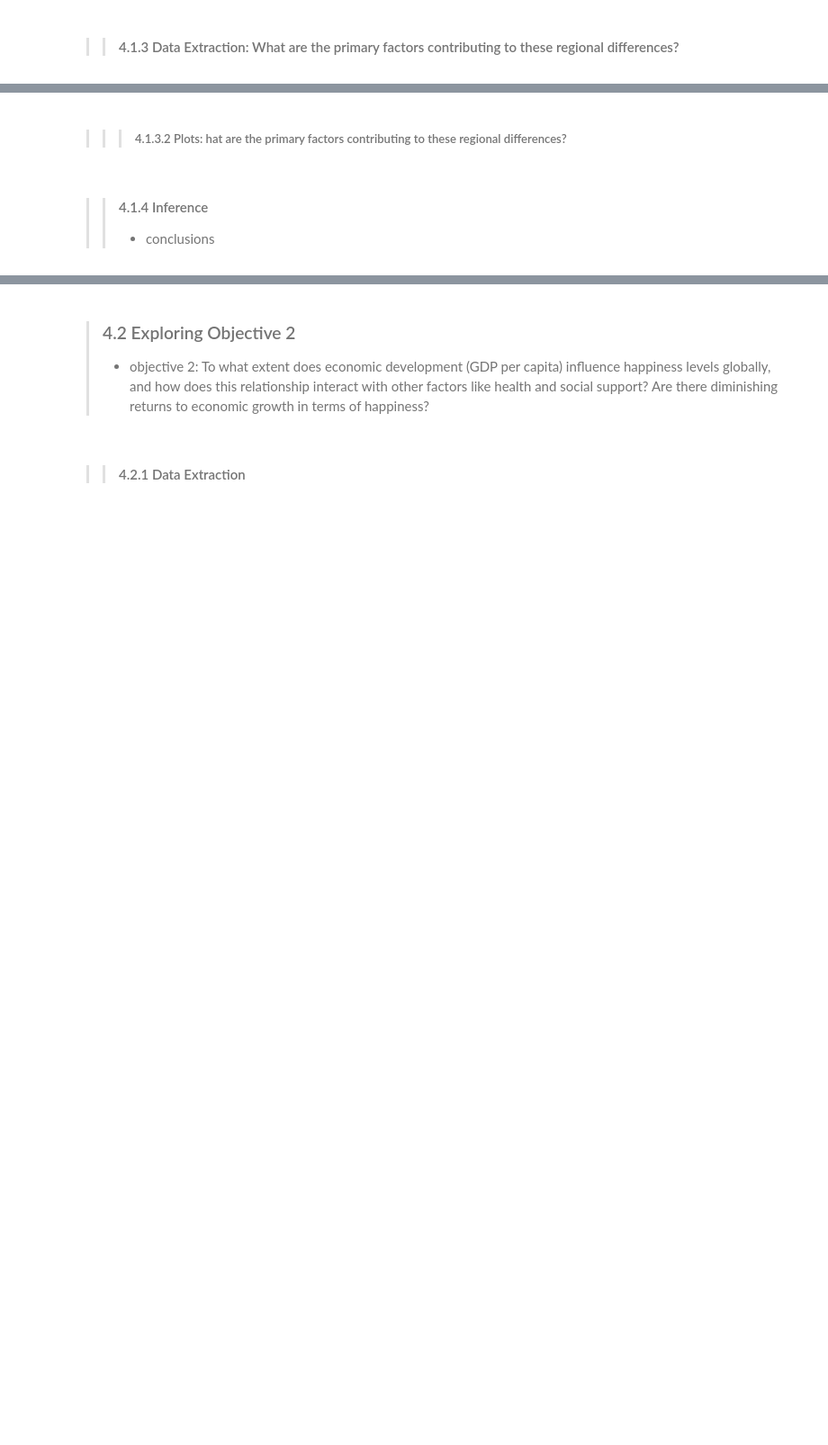
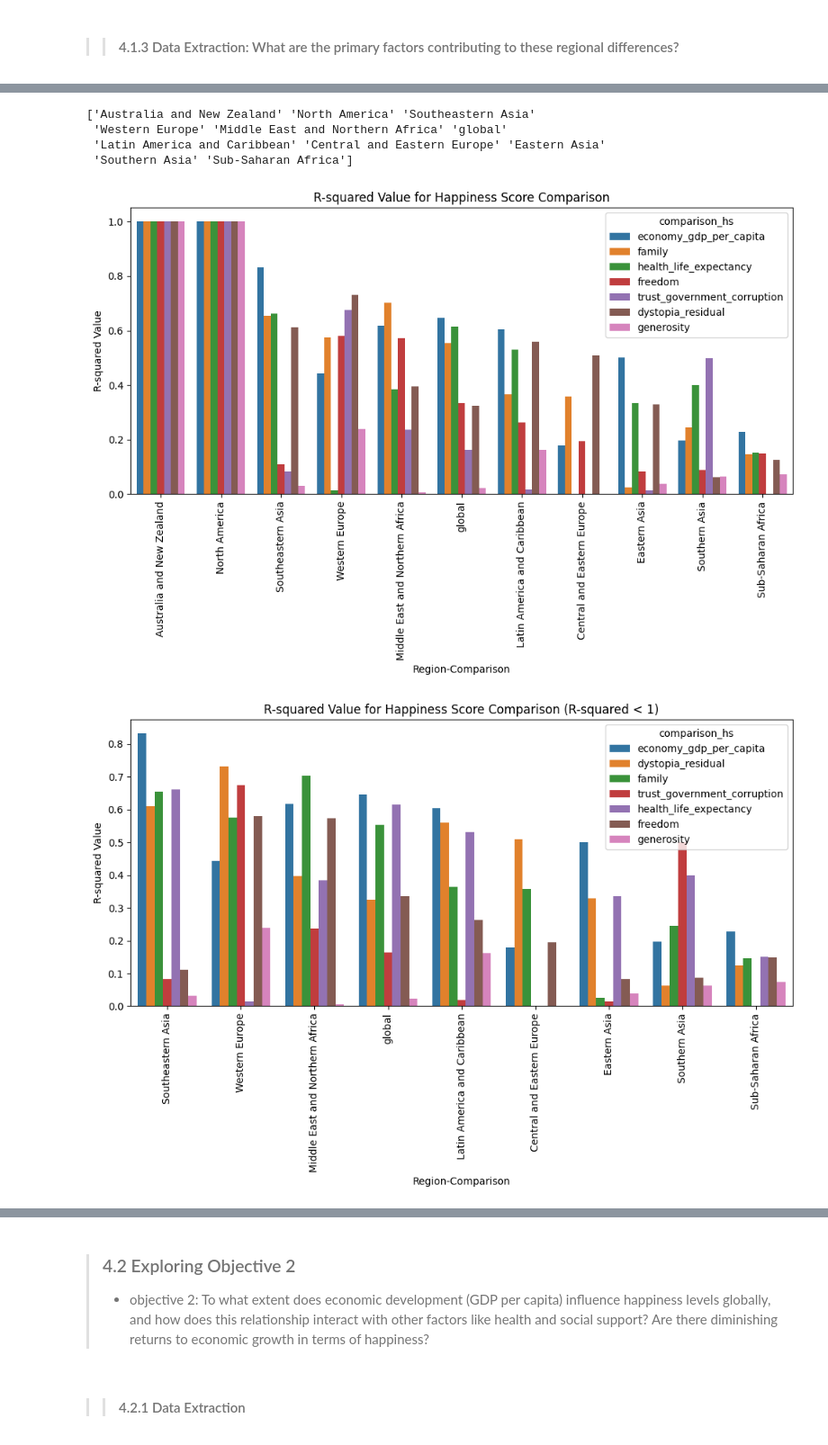
Before and after one commit to 0tv0renakniga/dsc_207_mini_project, a Jupyter notebook: mini_project.ipynb, the cells around one changed output, grey strips where cells are left out. Shown at 90% size. Cells and saved outputs as stored; diff of their text form; code cells hidden in the pictures; blank space fills up the shorter version.

```diff
--- a/mini_project.ipynb
+++ b/mini_project.ipynb
@@ -243,5 +326,25 @@ fig1.tight_layout()
-# %% [markdown]
->>> ##### 4.1.3.2 Plots: hat are the primary factors contributing to these regional differences?
-# %% [markdown]
->> #### 4.1.4 Inference
->> - conclusions
+# %%
+fig2, ax2 = plt.subplots(1,1)
+fig3, ax3 = plt.subplots(1,1)
+sns.barplot(data=df_comp, x='region', y='r2_value', ax=ax2, hue='comparison_hs')
+ax2.set_ylabel('R-squared Value')
+ax2.set_xlabel('Region-Comparison')
+ax2.tick_params(axis='x', rotation=90)
+ax2.set_title('R-squared Value for Happiness Score Comparison')
+
+# drop Australia and New Zealand and North America for better visualization not enough data points to calculate r2 value
+sns.barplot(data=df_comp.query('r2_value <1'), x='region', y='r2_value', ax=ax3, hue='comparison_hs')
+ax3.set_ylabel('R-squared Value')
+ax3.set_xlabel('Region-Comparison')
+ax3.tick_params(axis='x', rotation=90)
+ax3.set_title('R-squared Value for Happiness Score Comparison (R-squared < 1)')
+
+fig2.tight_layout()
+fig3.tight_layout()
+# %% [output]
+['Australia and New Zealand' 'North America' 'Southeastern Asia'
+ 'Western Europe' 'Middle East and Northern Africa' 'global'
+ 'Latin America and Caribbean' 'Central and Eastern Europe' 'Eastern Asia'
+ 'Southern Asia' 'Sub-Saharan Africa']
+[figure, added]
+[figure, added]
```
Also changed, not shown: parts of 4 cells of this notebook.
